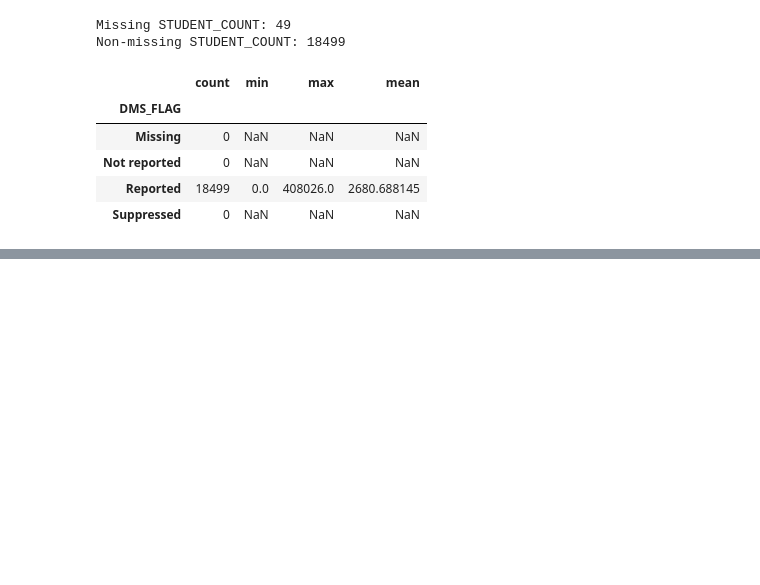
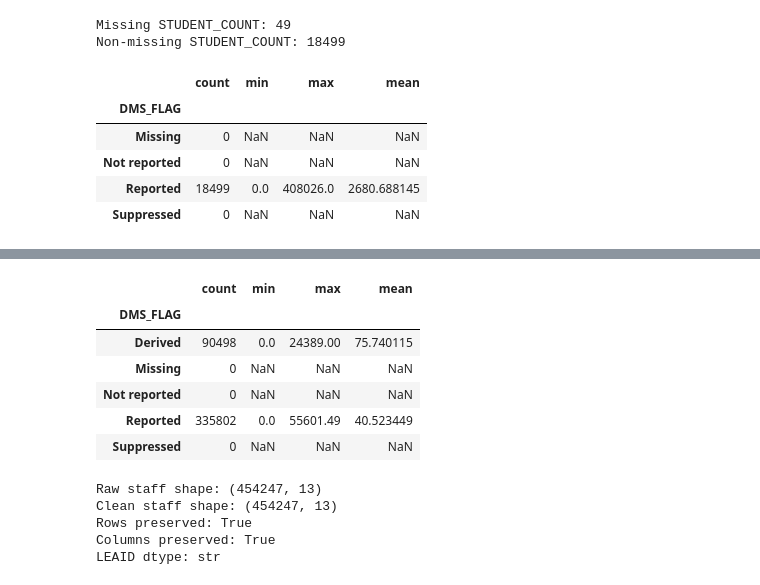
Before and after one commit to asarathy94/pediatric-mental-health-analysis, a Jupyter notebook: notebooks/04_nces_nonfiscal_cleaning.ipynb, the cells around one changed output, grey strips where cells are left out. Saved outputs shown, nothing was run; the diff lists cells and outputs as text; code cells hidden in the pictures; blank space fills up the shorter version.

```diff
--- a/notebooks/04_nces_nonfiscal_cleaning.ipynb
+++ b/notebooks/04_nces_nonfiscal_cleaning.ipynb
@@ -513,0 +552,7 @@ Missing total enrollment: 49
+# %%
+staff_zip = Path(
+    "../data/raw/NCES_CC_Non_Fiscal/Staff/CES_CCD_2024_25_District_Staff.zip"
+)
+
+with zipfile.ZipFile(staff_zip, "r") as z:
+    print(z.namelist())
@@ -513,0 +561,11 @@ Missing total enrollment: 49
+# %%
+with zipfile.ZipFile(staff_zip, "r") as z:
+    staff_csv = [name for name in z.namelist() if name.endswith(".csv")][0]
+
+    print("Loading:", staff_csv)
+
+    with z.open(staff_csv) as f:
+        staff_df = pd.read_csv(f, low_memory=False)
+
+print("Shape:", staff_df.shape)
+staff_df.head()
@@ -513,0 +736,28 @@ Missing total enrollment: 49
+# %%
+staff_df.groupby("DMS_FLAG")["STAFF_COUNT"].agg(
+    ["count", "min", "max", "mean"]
+)
+# %% [output]
+|  | count | min | max | mean |
+| DMS_FLAG |  |  |  |  |
+| Derived | 90498 | 0.0 | 24389.00 | 75.740115 |
+| Missing | 0 | NaN | NaN | NaN |
+| Not reported | 0 | NaN | NaN | NaN |
+| Reported | 335802 | 0.0 | 55601.49 | 40.523449 |
+| Suppressed | 0 | NaN | NaN | NaN |
+# %%
+staff_clean = staff_df.copy()
+
+staff_clean["LEAID"] = staff_clean["LEAID"].astype(str)
+
+print("Raw staff shape:", staff_df.shape)
+print("Clean staff shape:", staff_clean.shape)
+print("Rows preserved:", len(staff_clean) == len(staff_df))
+print("Columns preserved:", staff_clean.shape[1] == staff_df.shape[1])
+print("LEAID dtype:", staff_clean["LEAID"].dtype)
+# %% [output]
+Raw staff shape: (454247, 13)
+Clean staff shape: (454247, 13)
+Rows preserved: True
+Columns preserved: True
+LEAID dtype: str
```
Also changed, not shown: parts of 25 cells of this notebook, 4 other files.
